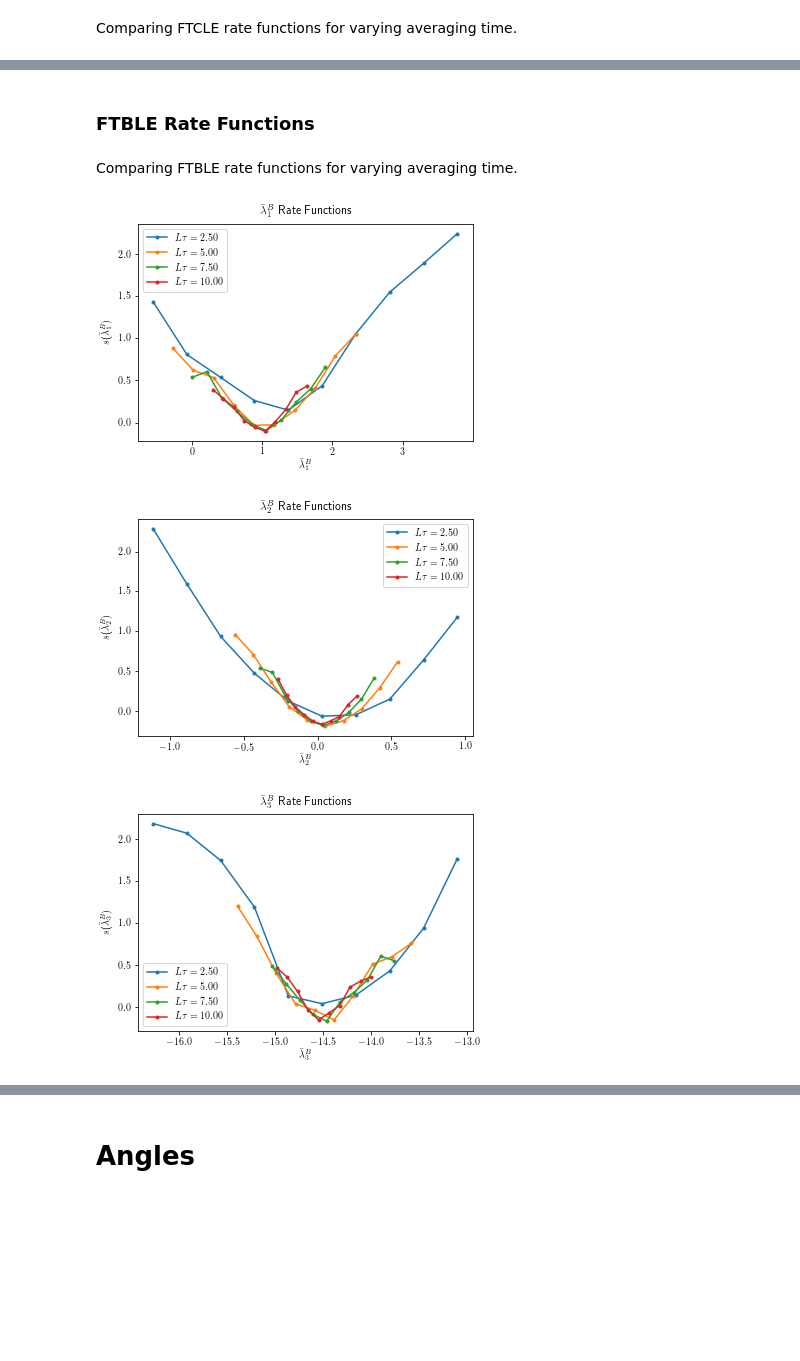
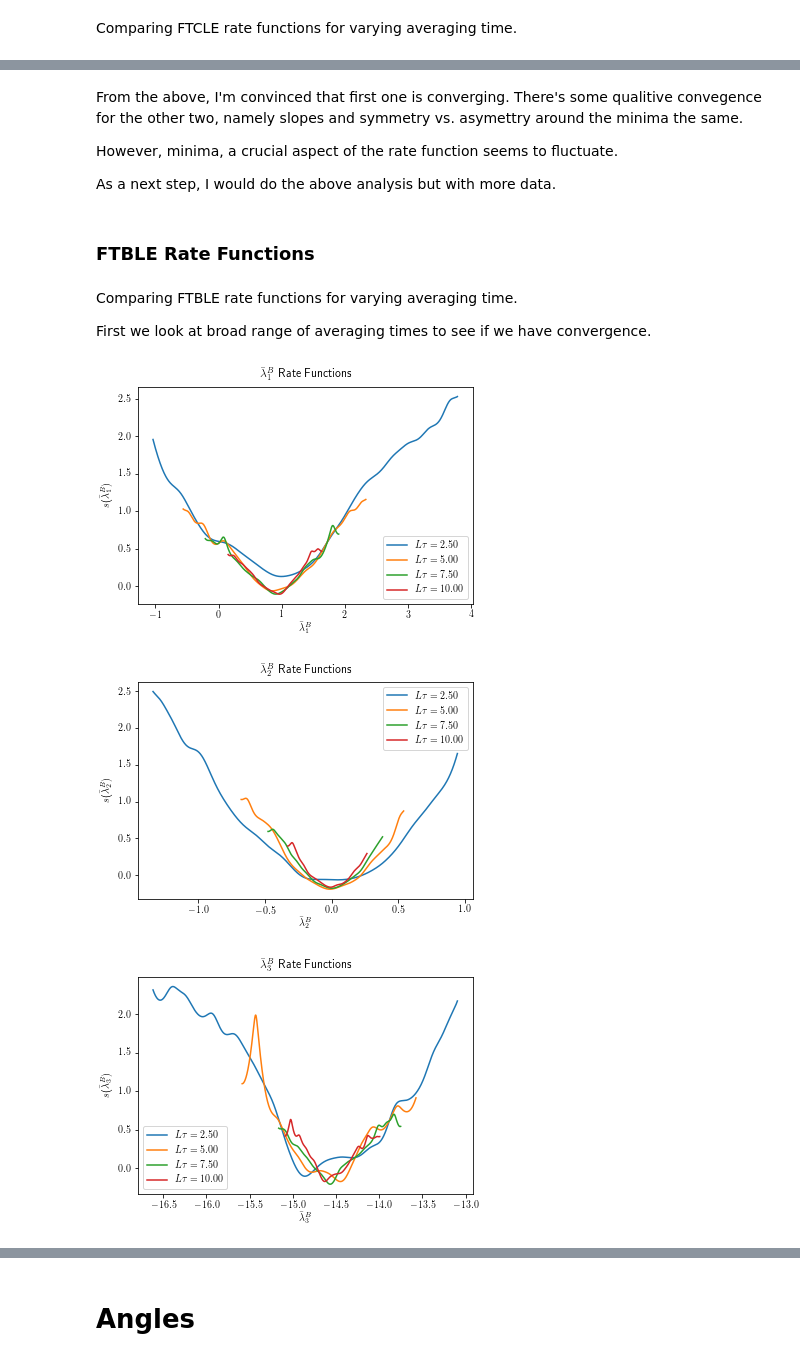
Before and after one commit to CalvinNesbitt/Lyapunov-Analysis, a Jupyter notebook: Lorenz-63-Example/Plotting-Ginelli-L63.ipynb, the cells around one changed output, grey strips where cells are left out. Saved outputs shown, nothing was run; the diff lists cells and outputs as text; code cells hidden in the pictures; blank space fills up the shorter version.

```diff
--- a/Lorenz-63-Example/Plotting-Ginelli-L63.ipynb
+++ b/Lorenz-63-Example/Plotting-Ginelli-L63.ipynb
@@ -306,26 +329,36 @@ def clerate(data, bins, leindex, save = False):
         else:
             plt.show()
 # %%
-# Rate Function for BLEs
-
-def blerate(data, bins, leindex, save = False):
+def blerate(data, leindex, save = False):
     """ Function for plotting rate function of FTBLEs.
     param, data, array: Array of data we're plotting. Should come from DataRead.
-    param, bins: number of bins in histogram.
     param, leindex, integer: can be array, indiced of LEs we're plotting
     option, save: boolean.
     """
+
     for j in leindex: # Loop over LE indexes
         lelabel = ['$\\bar{\\lambda}_1 ^B$', '$\\bar{\\lambda}_2 ^B$', '$\\bar{\\lambda}_3 ^B$']
         plt.figure()
         index = j - 1 # Python indexing is one less than intuitive LE index
 
-        for i in data: # This loop produce the histograms for differen tau
+        for i in data: # This loop produce the histograms for different tau
+
+            # Info we need for pltos
             Ltau = i.L * i.param_dict['tau']
             label = '$L\\tau =' + f"{Ltau:.2f}" + '$' # Tau in adimensional time
-            hist, edges = np.histogram(i.FTBLE[:, index], bins = bins, density = True) # Calculating histogram
-            rate = - (np.log(hist) / Ltau) # Calculating rate function
-            plt.plot(edges[1:], rate, '.-', label = label) # THE X VALUE HERE IS A BIT FUDGED, MUST BE A BETTER WAY
+            FTBLE = i.FTBLE[:, index]
+
+            # KDE setup
+            x_d = np.linspace(FTBLE.min(), FTBLE.max(), 1000) # Grid we evaluate PDF on
+            kde = gaussian_kde(FTBLE) # KDE. Using Gaussian kernels with default bandwidth, don't know how it decided bw?
+            pdf = kde.evaluate(x_d)
+
+            # Calcualting Rate Function
+            rate = - (np.log(pdf) / Ltau)
+
+            # Plotting Rate Function
+            plt.plot(x_d, rate, label = label)
+
 
         plt.title(f'{lelabel[index]} Rate Functions') # Plot features
         plt.xlabel(f'{lelabel[index]}')
@@ -399,10 +446,18 @@ clerate([avg2_5, avg5, avg7_5, avg10], 10, [1, 2, 3])
+# %% [markdown]
+From the above, I'm convinced that first one is converging. There's some qualitive convegence for the other two, namely slopes and symmetry vs. asymettry around the minima the same.
+
+However, minima, a crucial aspect of the rate function seems to fluctuate.
+
+As a next step, I would do the above analysis but with more data.
 # %% [markdown]
 ### FTBLE Rate Functions
 # %% [markdown]
 Comparing FTBLE rate functions for varying averaging time.
+
+First we look at broad range of averaging times to see if we have convergence.
 # %%
-blerate([avg2_5, avg5, avg7_5, avg10], 10, [1, 2, 3])
+blerate([avg2_5, avg5, avg7_5, avg10], [1, 2, 3])
 # %% [output]
-[figure, old version]
+[figure, new version]
-[figure, old version]
+[figure, new version]
-[figure, old version]
+[figure, new version]
```
Also changed, not shown: parts of 28 cells of this notebook, 2 other files.
